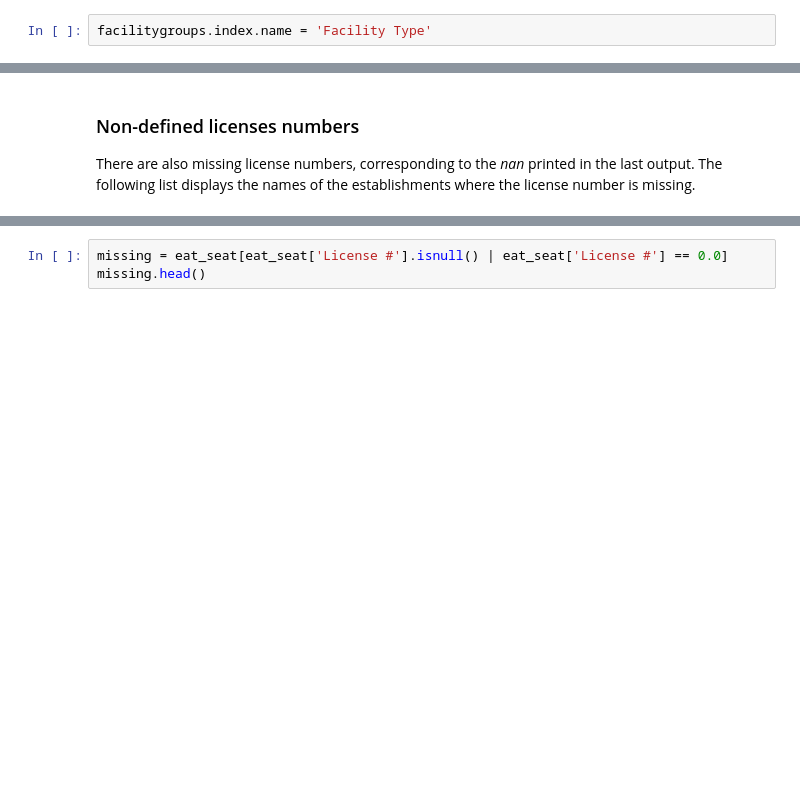
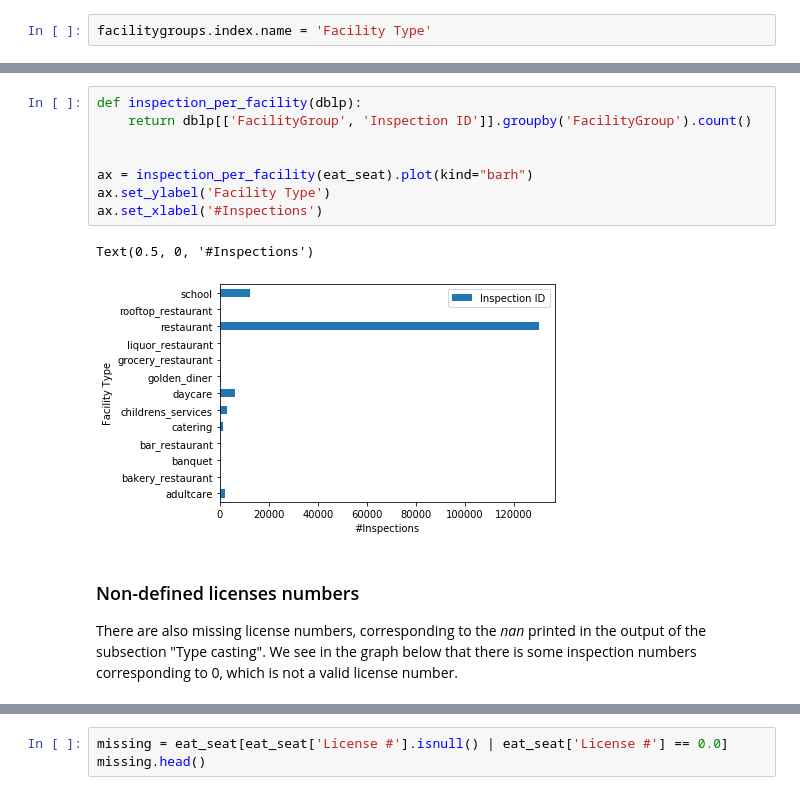
Before and after one commit to clairebilat/ada-2019-project-lost-and-found, a Jupyter notebook: Milestone-3.ipynb, the cells around one changed output, grey strips where cells are left out. Saved outputs shown, nothing was run; the diff lists cells and outputs as text; blank space fills up the shorter version.

Commit message:
cleaning license numbers

```diff
--- a/Milestone-3.ipynb
+++ b/Milestone-3.ipynb
@@ -345,7 +374,18 @@ eat_seat.head(3)
 | 0 | 2320971 | JUMPSTART EARLY LEARNING ACADEMY | 2589822.0 | Children's Services Facility | 3.0 | 7559 W ADDISON ST | 2019-11-01 | Canvass | ... |
 | 1 | 2320944 | ACADEMY OF CREATIVE THINKING, INC. | 2308857.0 | Children's Services Facility | 3.0 | 4200 N Central AVE | 2019-11-01 | Canvass | ... |
 | 2 | 2320896 | LITTLE ACHIEVERS ACADEMY | 2216050.0 | Children's Services Facility | 3.0 | 3801 W DIVERSEY AVE | 2019-10-31 | Canvass | ... |
+# %%
+def inspection_per_facility(dblp):
+    return dblp[['FacilityGroup', 'Inspection ID']].groupby('FacilityGroup').count()
+
+
+ax = inspection_per_facility(eat_seat).plot(kind="barh")
+ax.set_ylabel('Facility Type')
+ax.set_xlabel('#Inspections')
+# %% [output]
+Text(0.5, 0, '#Inspections')
+[figure, added]
 # %% [markdown]
 ### Non-defined licenses numbers
 
-There are also missing license numbers, corresponding to the *nan* printed in the last output. The following list displays the names of the establishments where the license number is missing.
+There are also missing license numbers, corresponding to the *nan* printed in the output of the subsection "Type casting". We see in the graph below that there is some inspection numbers corresponding to 0, which is not a valid license number.
```
Also changed, not shown: parts of 25 cells of this notebook.
